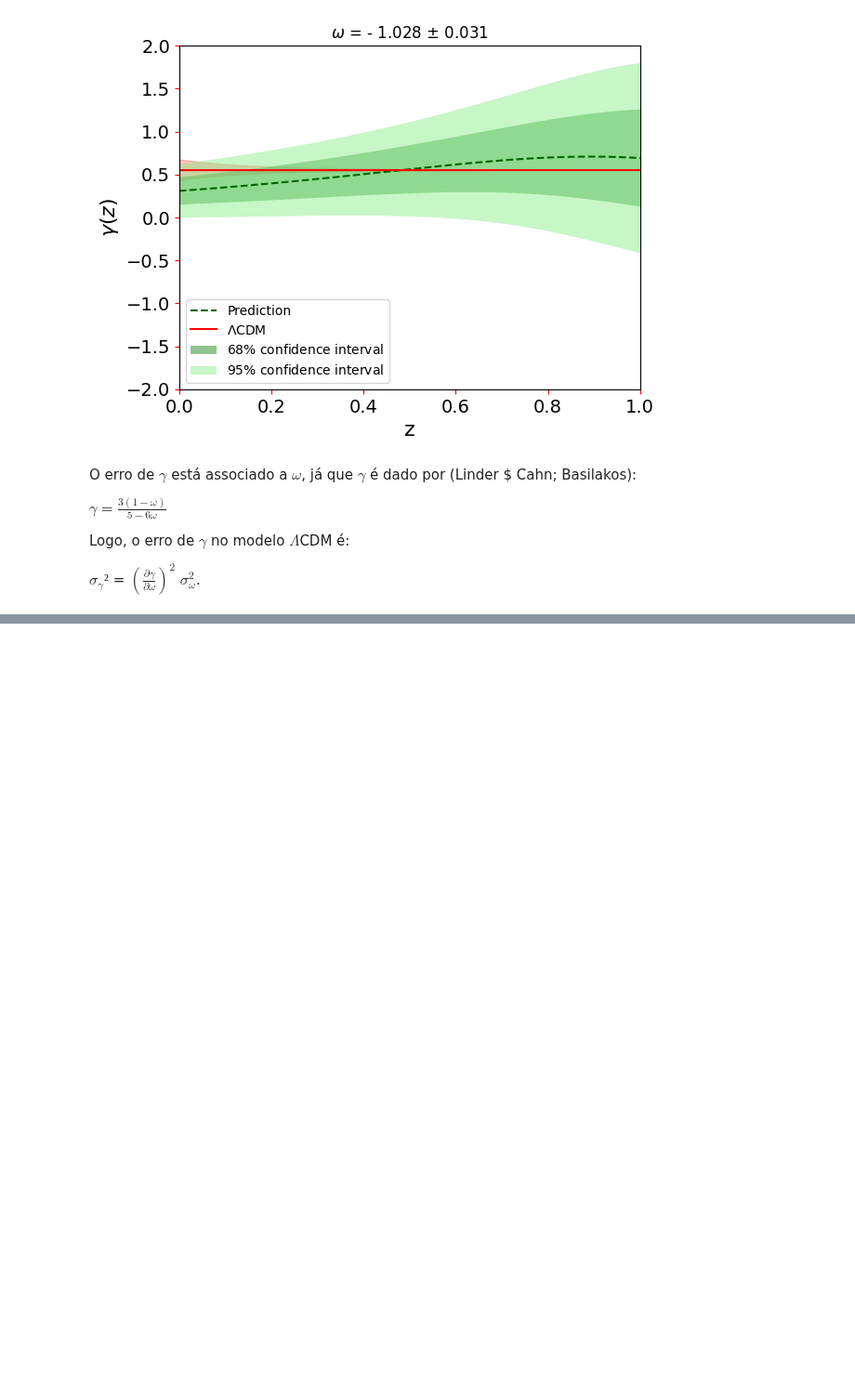
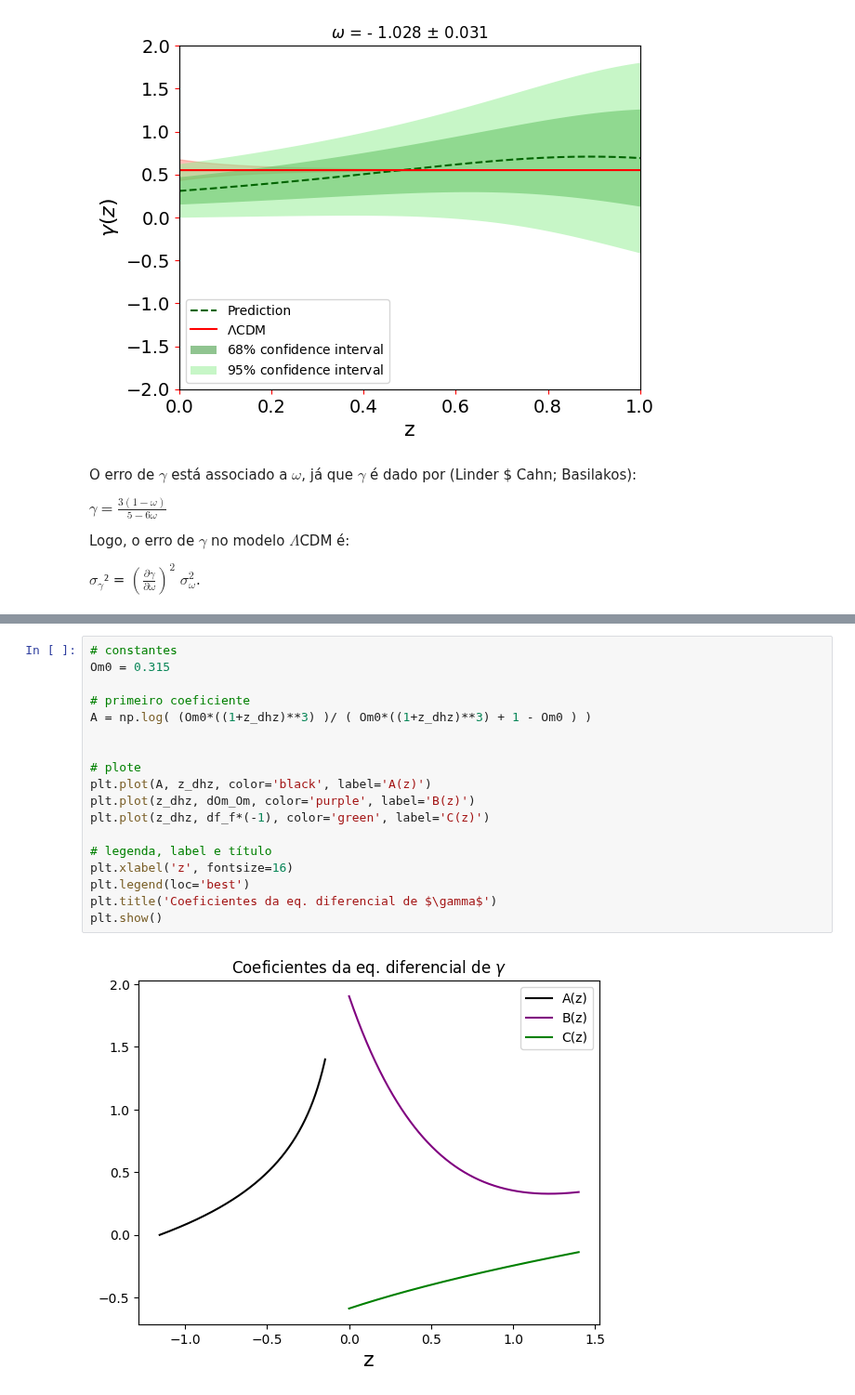
Before and after one commit to fernanda0402/Doutorado, a Jupyter notebook: GP_gamma_.ipynb, the cells around one changed output, grey strips where cells are left out. Shown at 93% size. Saved outputs shown, nothing was run; the diff lists cells and outputs as text; blank space fills up the shorter version.

```diff
--- a/GP_gamma_.ipynb
+++ b/GP_gamma_.ipynb
@@ -784,0 +796,20 @@ plt.show()
+# %%
+# constantes
+Om0 = 0.315
+
+# primeiro coeficiente
+A = np.log( (Om0*((1+z_dhz)**3) )/ ( Om0*((1+z_dhz)**3) + 1 - Om0 ) )
+
+
+# plote
+plt.plot(A, z_dhz, color='black', label='A(z)')
+plt.plot(z_dhz, dOm_Om, color='purple', label='B(z)')
+plt.plot(z_dhz, df_f*(-1), color='green', label='C(z)')
+
+# legenda, label e título
+plt.xlabel('z', fontsize=16)
+plt.legend(loc='best')
+plt.title('Coeficientes da eq. diferencial de $\gamma$')
+plt.show()
+# %% [output]
+[figure, added]
```
Also changed, not shown: parts of 5 cells of this notebook.
